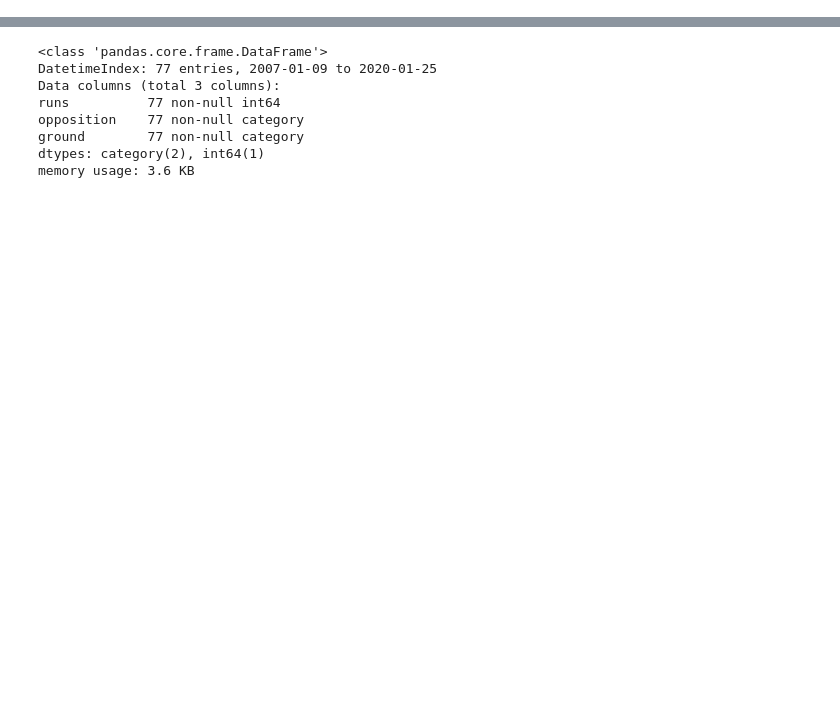
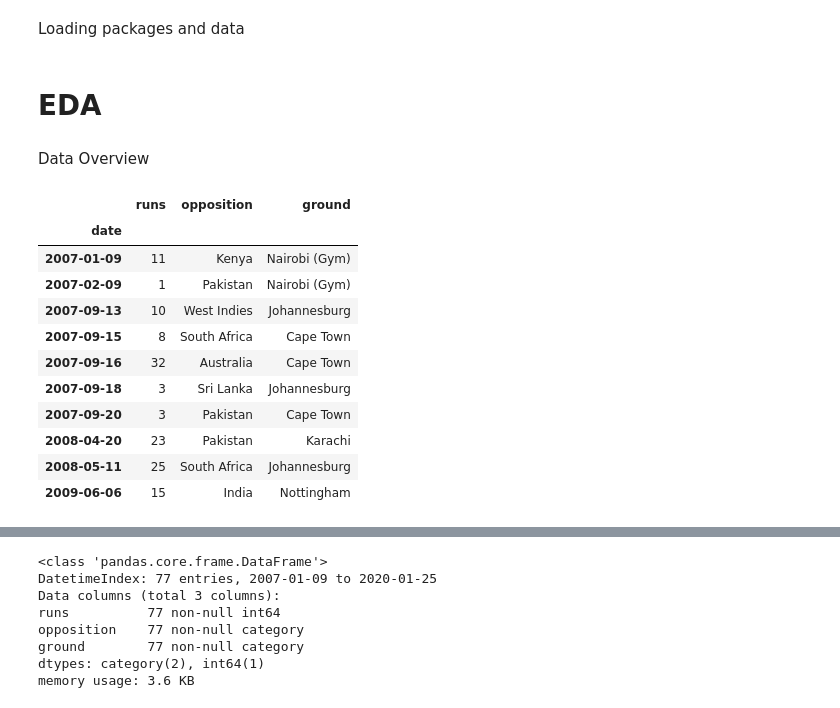
Before and after one commit to ShayekhBinIslam/ml_session_jan_2020, a Jupyter notebook: regression/tamim.ipynb, the cells around one changed output, grey strips where cells are left out. Drawn from its saved outputs; the diff is of its cells as text; code cells hidden in the pictures; blank space fills up the shorter version.

```diff
--- a/regression/tamim.ipynb
+++ b/regression/tamim.ipynb
@@ -1,6 +3,28 @@
+# %% [markdown]
+Loading packages and data
 # %%
 import pandas as pd
 import matplotlib.pyplot as plt
 import seaborn as sns
 # %%
 df = pd.read_csv('./tamim_t20_jan_2020_stat_cricinfo.csv', index_col='date', parse_dates=True)
+# %% [markdown]
+# EDA
+# %% [markdown]
+Data Overview
+# %%
+# top 10 entries
+df.head(10)
+# %% [output]
+|  | runs | opposition | ground |
+| date |  |  |  |
+| 2007-01-09 | 11 | Kenya | Nairobi (Gym) |
+| 2007-02-09 | 1 | Pakistan | Nairobi (Gym) |
+| 2007-09-13 | 10 | West Indies | Johannesburg |
+| 2007-09-15 | 8 | South Africa | Cape Town |
+| 2007-09-16 | 32 | Australia | Cape Town |
+| 2007-09-18 | 3 | Sri Lanka | Johannesburg |
+| 2007-09-20 | 3 | Pakistan | Cape Town |
+| 2008-04-20 | 23 | Pakistan | Karachi |
+| 2008-05-11 | 25 | South Africa | Johannesburg |
+| 2009-06-06 | 15 | India | Nottingham |
```
Also changed, not shown: parts of 25 cells of this notebook.
